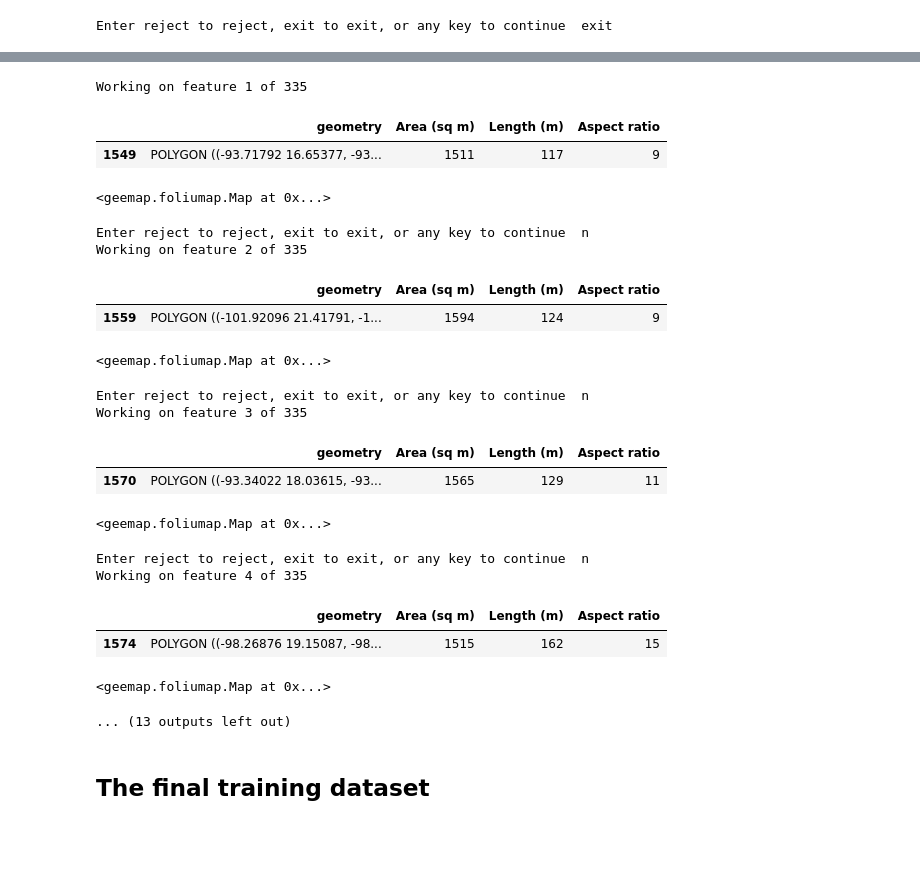
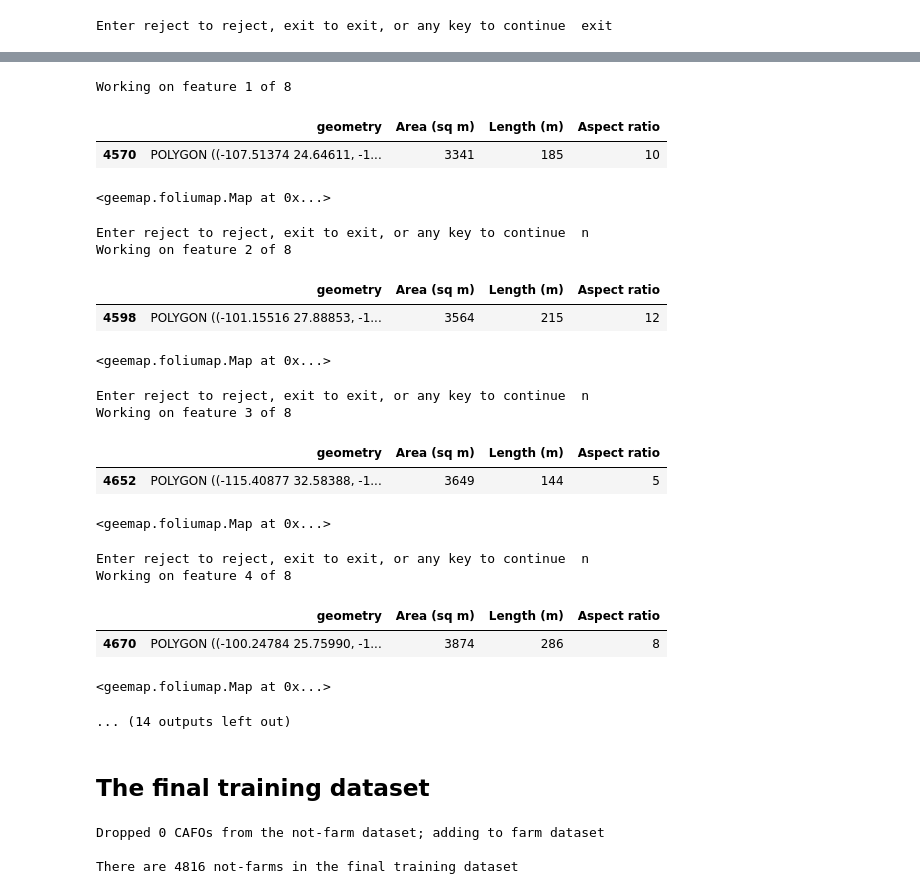
Before and after one commit to rachelemason/CAFO-AI, a Jupyter notebook: 6_Mexico.ipynb, the cells around one changed output, grey strips where cells are left out. Cells and saved outputs as stored; diff of their text form; code cells hidden in the pictures; blank space fills up the shorter version.

```diff
--- a/6_Mexico.ipynb
+++ b/6_Mexico.ipynb
@@ -400,31 +415,50 @@ plt.savefig("/content/drive/MyDrive/CAFO_data/Analysis/Mexico_final_aspect_area.
 <Figure size 640x480 with 0 Axes>
-# %%
-to_check = notfarm_buildings[(notfarm_buildings["Area (sq m)"] > 1500) &\
-                             (notfarm_buildings["Aspect ratio"] > 5)]
-bad2 = explore.loop_over_buildings(to_check)
-# %% [output]
-Working on feature 1 of 335
-|  | geometry | Area (sq m) | Length (m) | Aspect ratio |
-| 1549 | POLYGON ((-93.71792 16.65377, -93... | 1511 | 117 | 9 |
-<geemap.foliumap.Map at 0x...>
-Enter reject to reject, exit to exit, or any key to continue  n
-Working on feature 2 of 335
-|  | geometry | Area (sq m) | Length (m) | Aspect ratio |
-| 1559 | POLYGON ((-101.92096 21.41791, -1... | 1594 | 124 | 9 |
-<geemap.foliumap.Map at 0x...>
-Enter reject to reject, exit to exit, or any key to continue  n
-Working on feature 3 of 335
-|  | geometry | Area (sq m) | Length (m) | Aspect ratio |
-| 1570 | POLYGON ((-93.34022 18.03615, -93... | 1565 | 129 | 11 |
-<geemap.foliumap.Map at 0x...>
-Enter reject to reject, exit to exit, or any key to continue  n
-Working on feature 4 of 335
-|  | geometry | Area (sq m) | Length (m) | Aspect ratio |
-| 1574 | POLYGON ((-98.26876 19.15087, -98... | 1515 | 162 | 15 |
-<geemap.foliumap.Map at 0x...>
-... (13 outputs left out)
+# %%
+to_check = notfarm_buildings[(notfarm_buildings["Area (sq m)"] > 1500) &\
+                             (notfarm_buildings["Aspect ratio"] > 5)]
+false_negatives = explore.loop_over_buildings(to_check[340:])
+
+# Add any new false negatives to the file of known, existing ones
+to_save = to_check.loc[false_negatives, :]
+try:
+  known_false_negatives = pd.read_pickle(path+"Mexico/false_negatives.pkl")
+  to_save = pd.concat([known_false_negatives, to_save])
+except FileNotFoundError:
+  pass
+to_save.to_pickle(path+"Mexico/false_negatives.pkl")
+# %% [output]
+Working on feature 1 of 8
+|  | geometry | Area (sq m) | Length (m) | Aspect ratio |
+| 4570 | POLYGON ((-107.51374 24.64611, -1... | 3341 | 185 | 10 |
+<geemap.foliumap.Map at 0x...>
+Enter reject to reject, exit to exit, or any key to continue  n
+Working on feature 2 of 8
+|  | geometry | Area (sq m) | Length (m) | Aspect ratio |
+| 4598 | POLYGON ((-101.15516 27.88853, -1... | 3564 | 215 | 12 |
+<geemap.foliumap.Map at 0x...>
+Enter reject to reject, exit to exit, or any key to continue  n
+Working on feature 3 of 8
+|  | geometry | Area (sq m) | Length (m) | Aspect ratio |
+| 4652 | POLYGON ((-115.40877 32.58388, -1... | 3649 | 144 | 5 |
+<geemap.foliumap.Map at 0x...>
+Enter reject to reject, exit to exit, or any key to continue  n
+Working on feature 4 of 8
+|  | geometry | Area (sq m) | Length (m) | Aspect ratio |
+| 4670 | POLYGON ((-100.24784 25.75990, -1... | 3874 | 286 | 8 |
+<geemap.foliumap.Map at 0x...>
+... (14 outputs left out)
 # %% [markdown]
 ## The final training dataset
+# %%
+# Remove the CAFOs from the non-farm dataset
+notfarms_cleaned = notfarm_buildings.drop(false_negatives)
+print(f'Dropped {len(false_negatives)} CAFOs from the not-farm dataset')
+
+print(f"\nThere are {len(notfarms_cleaned)} not-farms in the final training dataset")
+# %% [output]
+Dropped 0 CAFOs from the not-farm dataset; adding to farm dataset
+
+There are 4816 not-farms in the final training dataset
 # %%
 # Create the final files.
 
```
Also changed, not shown: parts of 12 cells of this notebook.
